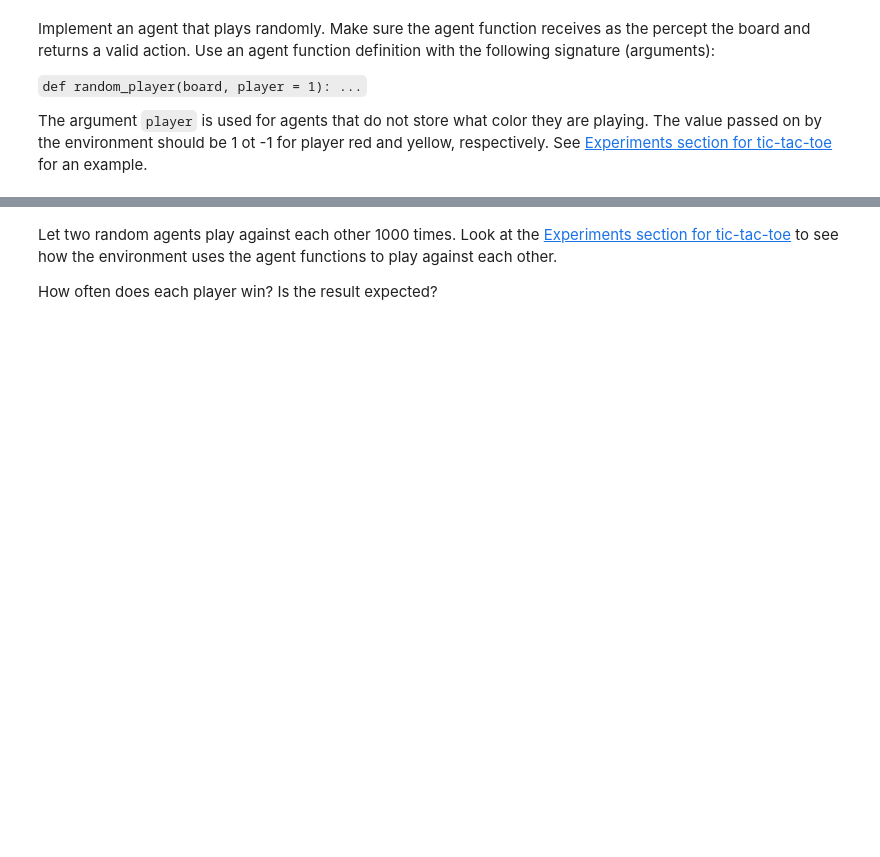
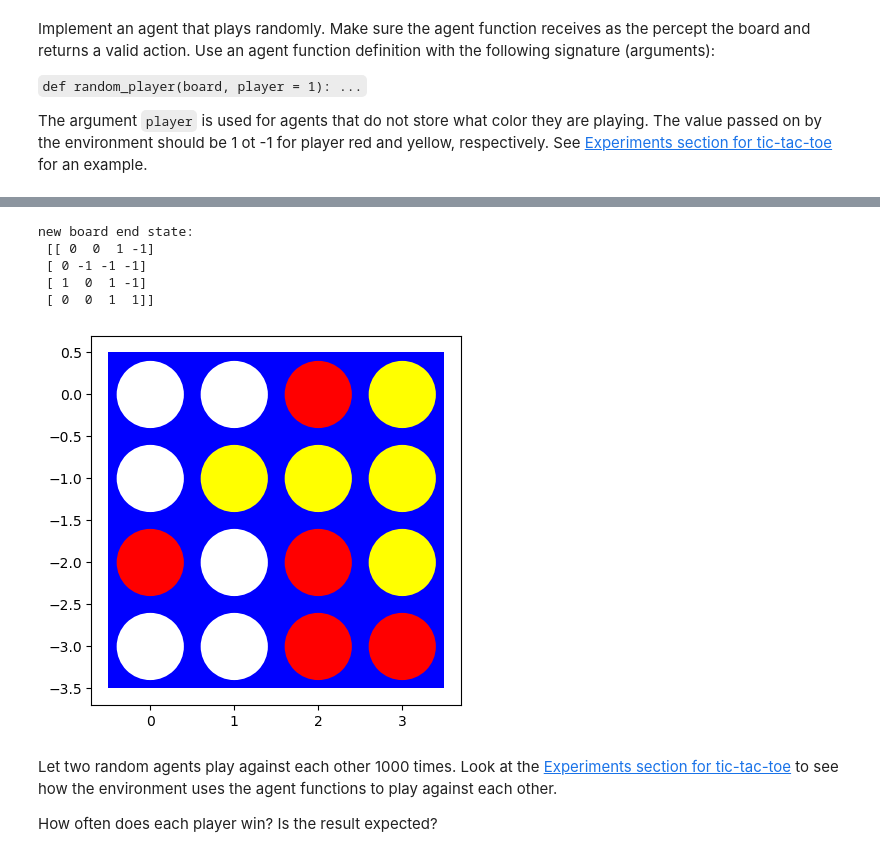
Before and after one commit to MaxDLink/connect-four, a Jupyter notebook: assignment_connect4.ipynb, the cells around one changed output, grey strips where cells are left out. Cells and saved outputs as stored; diff of their text form; code cells hidden in the pictures; blank space fills up the shorter version.

```diff
--- a/assignment_connect4.ipynb
+++ b/assignment_connect4.ipynb
@@ -163,0 +452,33 @@ The argument `player` is used for agents that do not store what color they are p
+# %%
+# basic game flow
+
+# for testing to break while loop
+count = 0
+
+# while loop - game logic
+while True:
+    # red goes first
+    # player is red by default in random_player, so do not pass anything in for player
+    board, player = random_player(board)
+
+    # check state - state_check will end the game if a disc is in four adjacent spots
+    # pass in the player for this check to know if you need to check for 1 or -1
+    state_check(board, player)
+
+    # yellow goes second
+    yellow = -1
+    board, player = random_player(board, yellow)
+
+    # check state - state_check will end the game if a disc is in four adjacent spots
+    # pass player for this check like above
+    state_check(board, player)
+
+    # for testing break
+    if(count == 5):
+        break;
+
+    # increment count
+    count+=1
+
+
+print("new board", board)
@@ -164,3 +503,17 @@ The argument `player` is used for agents that do not store what color they are p
+# %%
+print("new board end state: \n", board)
+# %% [output]
+new board end state:
+ [[ 0  0  1 -1]
+ [ 0 -1 -1 -1]
+ [ 1  0  1 -1]
+ [ 0  0  1  1]]
+# %%
+# TODO - fix diagonal behavior to work correctly, right now it hits the win condition without a full diagonal being met. It could be counting non diagonal plays?
+# TODO - fix row and column behavior to only hit a win condition when the entire column is filled with either -1 (yellow) or 1 (red), not both
+visualize_numpy(board)
+# %% [output]
+[figure, added]
 # %% [markdown]
 Let two random agents play against each other 1000 times. Look at the [Experiments section for tic-tac-toe](https://nbviewer.org/github/mhahsler/CS7320-AI/blob/master/Games/tictactoe_and_or_tree_search.ipynb#Experiments) to see how the environment uses the agent functions to play against each other.
 
```
Also changed, not shown: parts of 10 cells of this notebook.
